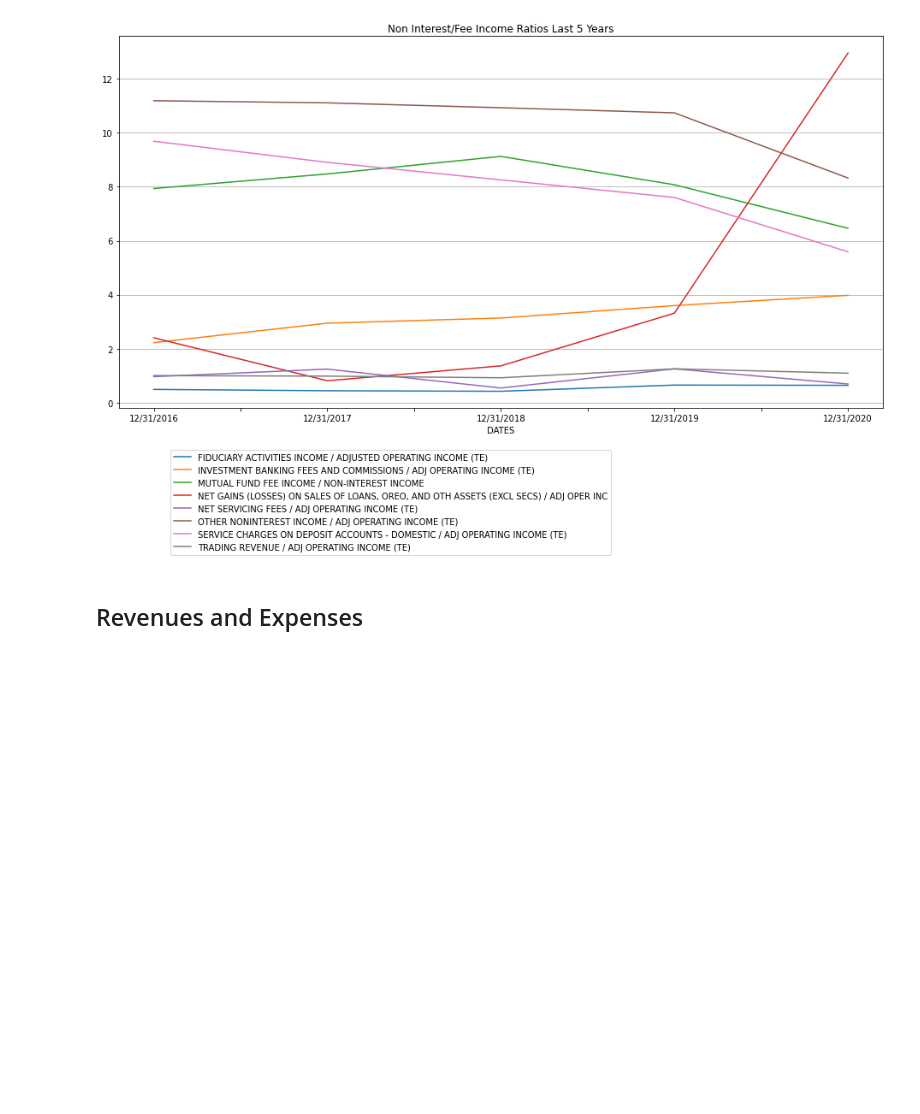
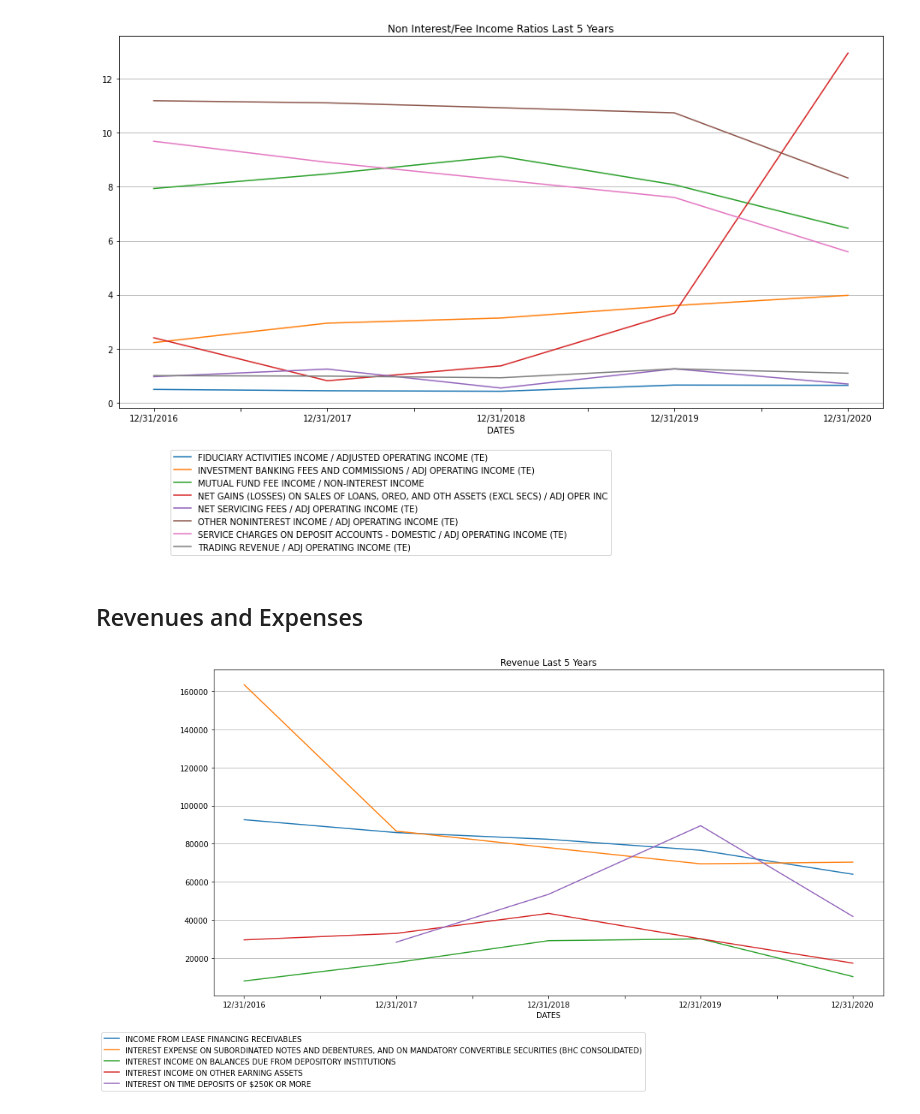
Before and after one commit to walkawalker/BHC-Analysis, a Jupyter notebook: Assignment 9 MFI.ipynb, the cells around one changed output. Saved outputs shown, nothing was run; the diff lists cells and outputs as text; code cells hidden in the pictures; blank space fills up the shorter version.

```diff
--- a/Assignment 9 MFI.ipynb
+++ b/Assignment 9 MFI.ipynb
@@ -138,3 +132,26 @@ ax.grid(axis='y', linestyle='-')
 [figure]
 # %% [markdown]
 ## Revenues and Expenses
+# %%
+revenuelist = ['INTEREST INCOME ON BALANCES DUE FROM DEPOSITORY INSTITUTIONS','INTEREST ON TIME DEPOSITS OF $250K OR MORE',
+                'INCOME FROM LEASE FINANCING RECEIVABLES', 'INTEREST EXPENSE ON SUBORDINATED NOTES AND DEBENTURES, AND ON MANDATORY CONVERTIBLE SECURITIES (BHC CONSOLIDATED)',
+               'INTEREST INCOME ON OTHER EARNING ASSETS']
+testcase = dt + 'downloaded.csv'
+df = pd.read_csv(testcase, header =None, skiprows=15)
+df.rename(columns={0: 'ID', 1:'Ratio Type', 2: 'Value'}, inplace=True)
+df['Value'] = pd.to_numeric(df['Value'], errors = 'coerce')
+df['COUNT'] = df.groupby(['Ratio Type']).cumcount()+1
+df = df.set_index(['Ratio Type', 'COUNT'])['Value'].unstack().add_prefix('col').reset_index()
+df.rename(columns={'COUNT': 'Index', 'col1': daterange2[0], 'col2':daterange2[1], 'col3': daterange2[2],
+                   'col4':daterange2[3], 'col5': daterange2[4]}, inplace=True)
+df = df[df['Ratio Type'].isin(revenuelist)]
+df = df[['Ratio Type','12/31/2020', '12/31/2019', '12/31/2018', '12/31/2017', '12/31/2016']]
+df.set_index('Ratio Type', inplace = True)
+df = df.transpose()
+df = df.sort_index(axis=0)
+ax = df.plot(figsize=(16,8), title='Revenues Last 5 Years')
+ax.legend(bbox_to_anchor=(0.65,-0.1))
+ax.set_xlabel('DATES')
+ax.grid(axis='y', linestyle='-')
+# %% [output]
+[figure, added]
```
Also changed, not shown: parts of 41 cells of this notebook.
